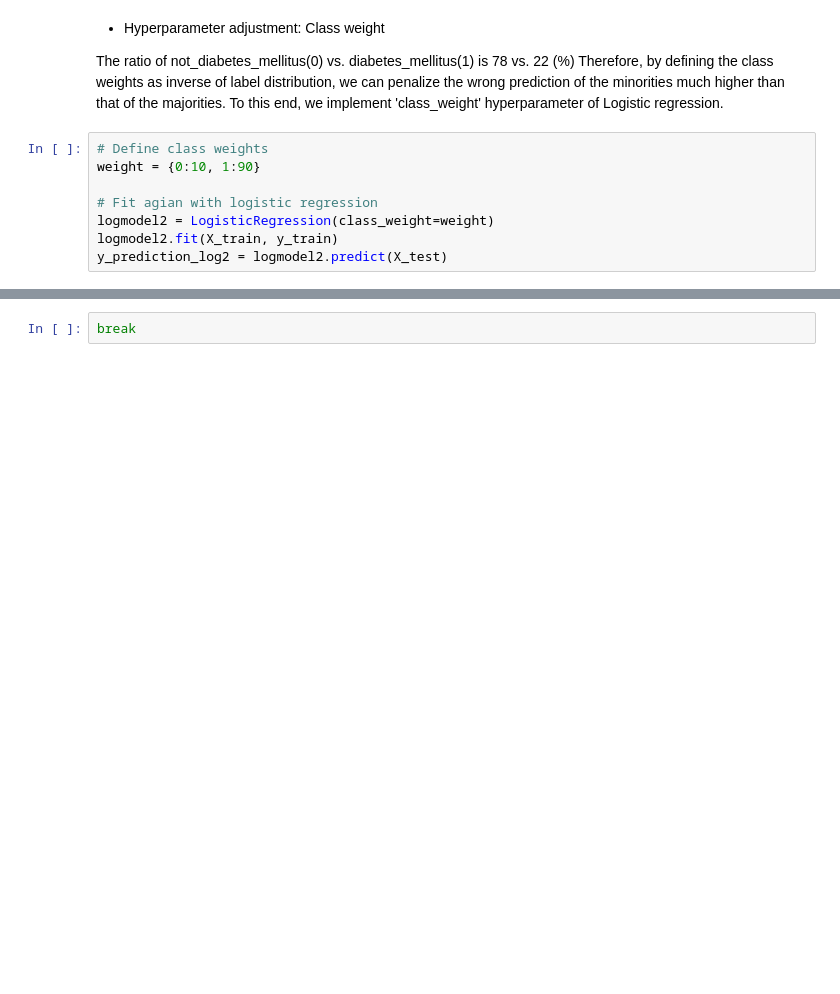
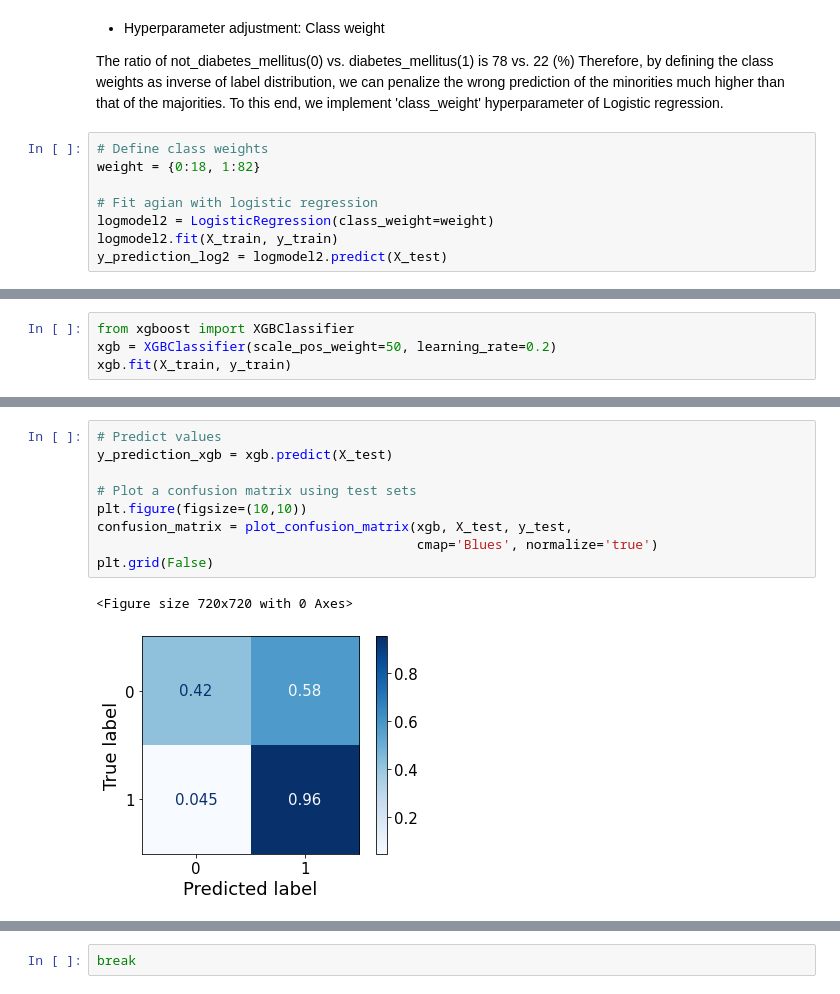
Before and after one commit to soyhyoj/WiDS-Datathon-2021, a Jupyter notebook: notebooks/EDA.ipynb, the cells around one changed output, grey strips where cells are left out. Cells and saved outputs as stored; diff of their text form; blank space fills up the shorter version.

Commit message:
score improved by adding more features and using xgboost

```diff
--- a/notebooks/EDA.ipynb
+++ b/notebooks/EDA.ipynb
@@ -542,7 +667,7 @@ y.value_counts(normalize=True)
 The ratio of not_diabetes_mellitus(0) vs. diabetes_mellitus(1) is 78 vs. 22 (%) Therefore, by defining the class weights as inverse of label distribution, we can penalize the wrong prediction of the minorities much higher than that of the majorities. To this end, we implement 'class_weight' hyperparameter of Logistic regression.
 # %%
 # Define class weights
-weight = {0:10, 1:90}
+weight = {0:18, 1:82}
 
 # Fit agian with logistic regression
 logmodel2 = LogisticRegression(class_weight=weight)
@@ -571,0 +712,4 @@ pred_real_test
+# %%
+from xgboost import XGBClassifier
+xgb = XGBClassifier(scale_pos_weight=50, learning_rate=0.2)
+xgb.fit(X_train, y_train)
@@ -571,0 +735,12 @@ pred_real_test
+# %%
+# Predict values
+y_prediction_xgb = xgb.predict(X_test)
+
+# Plot a confusion matrix using test sets
+plt.figure(figsize=(10,10))
+confusion_matrix = plot_confusion_matrix(xgb, X_test, y_test,
+                                         cmap='Blues', normalize='true')
+plt.grid(False)
+# %% [output]
+<Figure size 720x720 with 0 Axes>
+[figure, added]
```
Also changed, not shown: parts of 44 cells of this notebook.
